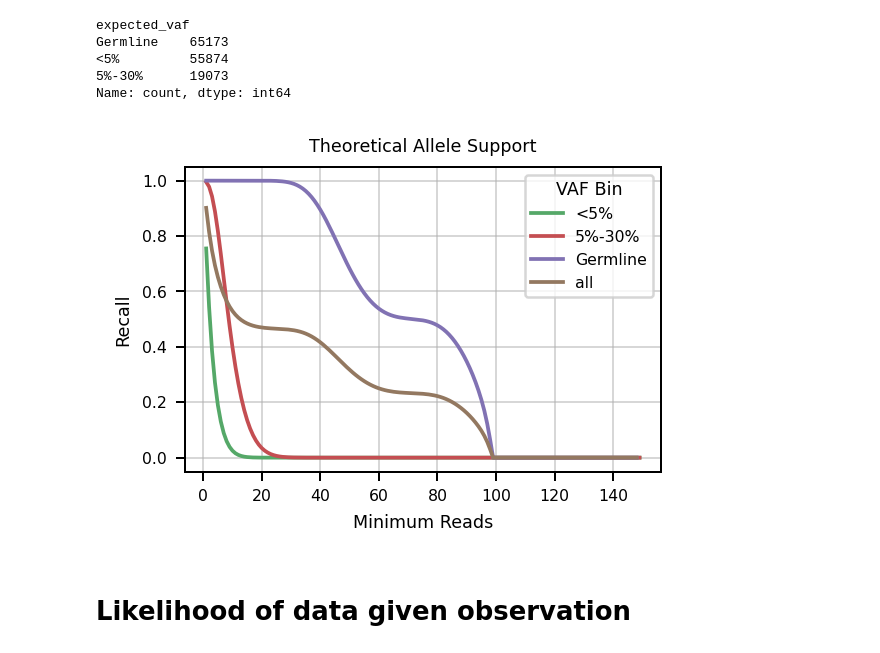
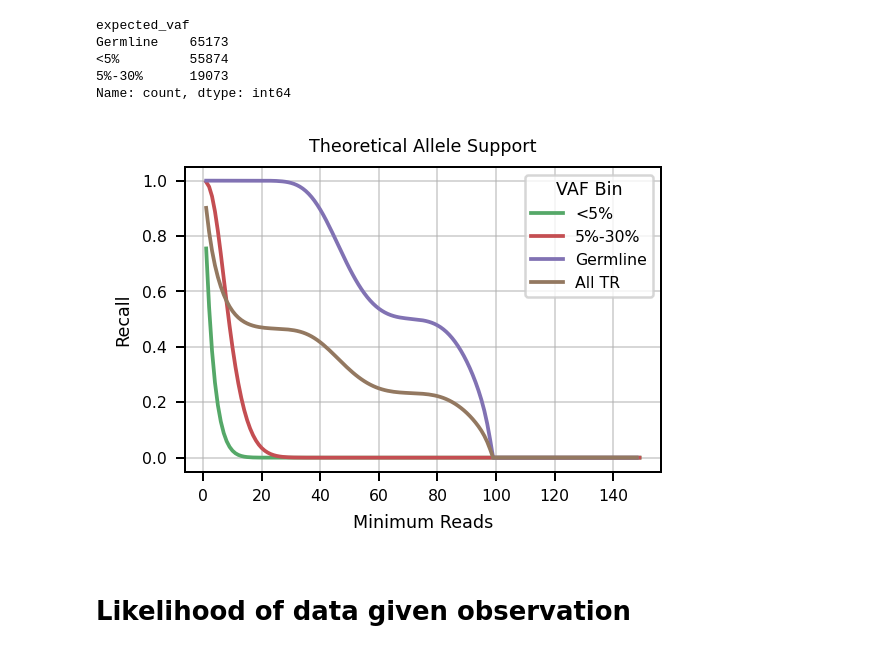
Before and after one commit to BCM-HGSC/SMaHT_MIMS, a Jupyter notebook: coverage_calculator/ModelingVAFx.ipynb, the cells around one changed output. Cells and saved outputs as stored; diff of their text form; code cells hidden in the pictures.

```diff
--- a/coverage_calculator/ModelingVAFx.ipynb
+++ b/coverage_calculator/ModelingVAFx.ipynb
@@ -22,6 +22,21 @@ import seaborn as sb
 import matplotlib.pyplot as plt
 
 full_data = pd.read_parquet("../allele_delta/data/hapmix.allele_delta.hifi.WashU.pq")
-measure = full_data[(full_data['observed_vaf'] != 0)
-           ].sample(5000, random_state=20)
+#measure = full_data[(full_data['observed_vaf'] != 0)
+#           ].sample(5000, random_state=20)
+measure = full_data
+# %%
+df = measure[measure['coverage'] != 0]
+
+# All alternate alleles ≥5bp
+j = df.set_index(['chrom', 'start', 'end'])
+# Condition 1: all non-zero expected_len are > 5
+cond1 = j[j['expected_len'] != 0]['expected_len'].abs().gt(5).groupby(['chrom', 'start', 'end']).all()
+# Condition 2: at least one non-zero expected_len
+cond2 = j['expected_len'].ne(0).groupby(['chrom', 'start', 'end']).any()
+# Combine both conditions
+keep = cond1 & cond2
+# Subset data
+df = j.loc[keep[keep].index].reset_index()
+measure = df
 # %%
@@ -201,9 +234,9 @@ import truvari
 data = pd.read_csv("/Users/english/code/SMaHT_MIMS/asm_stats/summary.smaht.single.tier1.txt.gz", sep='\t',
                    names=['size', 'VAF', 'AC', 'AF'])
 # All Tier1 variants
-#data = pd.read_csv("/Users/english/code/SMaHT_MIMS/asm_stats/summary.smaht.all.txt.gz", sep='\t',
-#                   names=['size', 'VAF', 'AC', 'AF'])
-#
+data = pd.read_csv("/Users/english/code/SMaHT_MIMS/asm_stats/summary.smaht.all.txt.gz", sep='\t',
+                   names=['size', 'VAF', 'AC', 'AF'])
+
 data['vafbin'] = pd.cut(data['VAF'], np.linspace(0, 1, 200))
 data['szbin'] = data['size'].apply(lambda x: truvari.get_sizebin(x))
 
@@ -253,12 +288,12 @@ def make_bins(coverage, min_reads):
 # %%
-mbins = [(0, 1, 'all'),
+mbins = [(0, 1, 'All TR'),
          (0, 0.01, '<0.1'),
          (0.01, 0.025, '[0.01, 0.025)'),
          (0.025, 0.05, '[0.025, 0.05)'),
          (0.05, 0.30, '[0.05, 0.30)'),
          (0.30, 1, 'Germline')]
 
-mbins = [(0, 1, 'all'),
+mbins = [(0, 1, 'All TR'),
          (0, 0.05, '<5%'),
          (0.05, 0.30, '5%-30%'),
          (0.30, 1, 'Germline')]
@@ -308,35 +343,35 @@ plt.rcParams.update({
     "ytick.labelsize": font_size * 0.9,
     "legend.fontsize": font_size * 0.9,
 })
 
 fig, ax = plt.subplots(nrows=1,
                        ncols=1,
                        #figsize=(5 * len(files), 5),
                        figsize=(3.25, 2.4), # For hifi.washu
                        squeeze=False,
                        sharex='row',
                        sharey='row',
                        dpi=180,
                       )
 
 p = sb.lineplot(data=theo,
                 x="min reads",
                 y="recall",
                 hue='VAF Bin',
-                hue_order=['<5%', '5%-30%', 'Germline', 'all'],
+                hue_order=['<5%', '5%-30%', 'Germline', 'All TR'],
                 zorder=2,
                 ax = ax[0][0],
                palette=palette[2:-2],
                )
 _ = p.set(ylabel="Recall", xlabel="Minimum Reads",
           #title=f"Allele Coverage {tech} {center}\n(Mean Coverage {mean_cov}x)",
           title=f"Theoretical Allele Support",
          )
 plt.grid(alpha=0.5)
 plt.tight_layout()
 plt.show()
 # %% [output]
-[figure, old version]
+[figure, new version]
 # %% [markdown]
 # Likelihood of data given observation
 # %%
```
Also changed, not shown: parts of 6 cells of this notebook, 3 other files.
